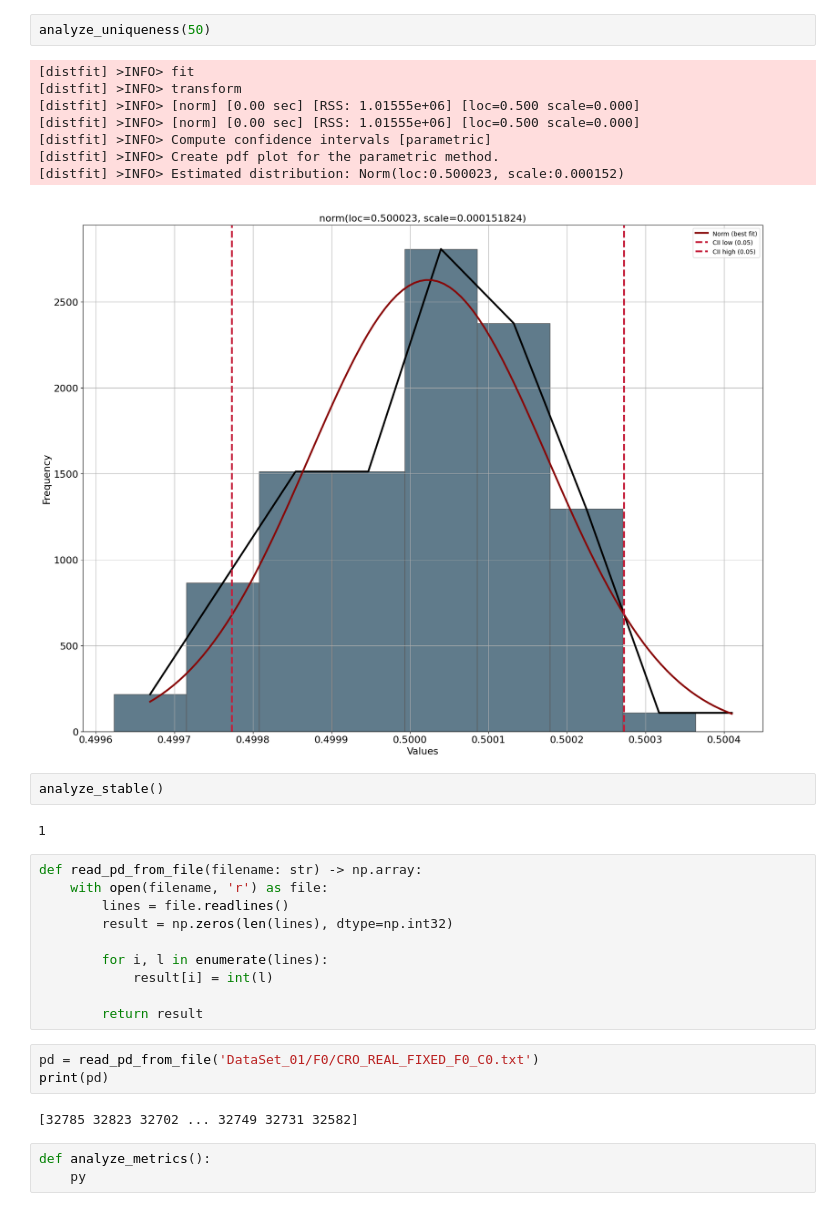
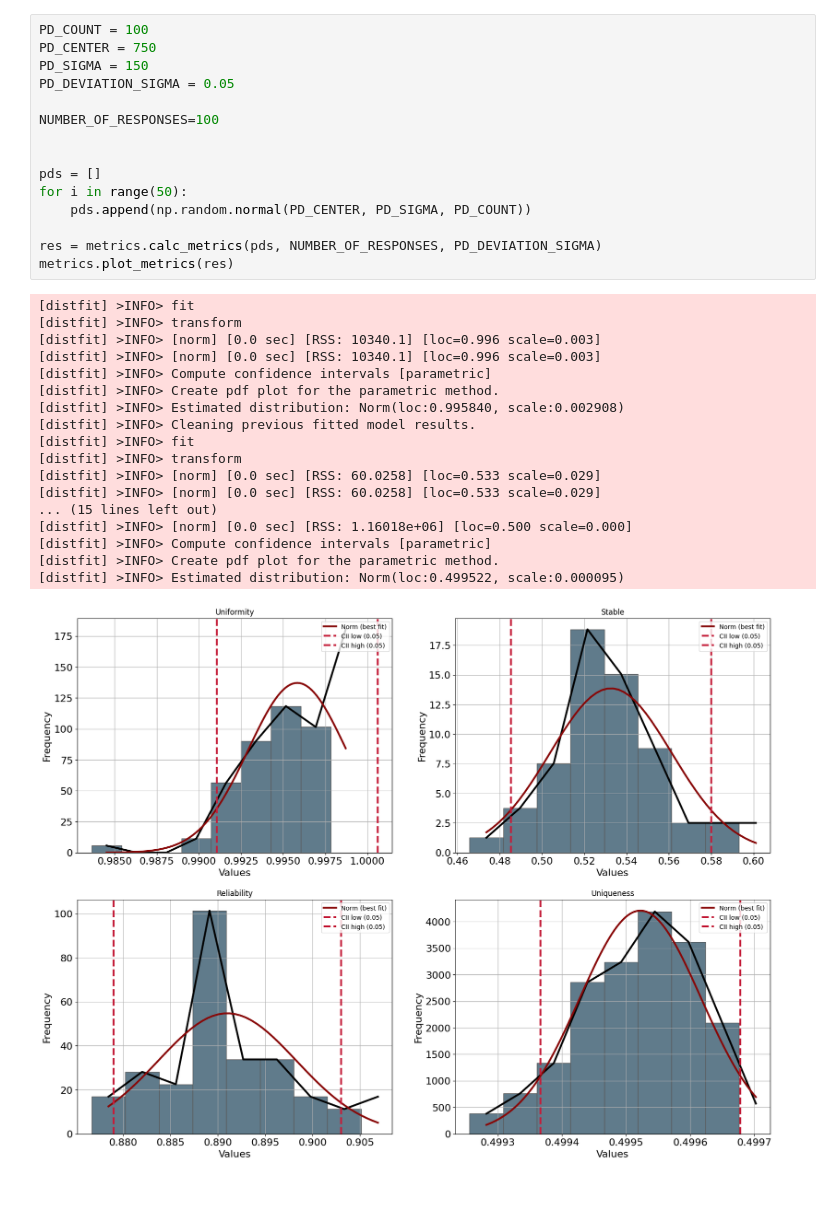
Before and after one commit to Katletos/diploma, a Jupyter notebook: puf.ipynb, the cells around one changed output. Saved outputs shown, nothing was run; the diff lists cells and outputs as text.

```diff
--- a/puf.ipynb
+++ b/puf.ipynb
@@ -78,33 +42,34 @@ analyze_unif()
-# %%
-analyze_uniqueness(50)
-# %% [output]
-[distfit] >INFO> fit
-[distfit] >INFO> transform
-[distfit] >INFO> [norm] [0.00 sec] [RSS: 1.01555e+06] [loc=0.500 scale=0.000]
-[distfit] >INFO> [norm] [0.00 sec] [RSS: 1.01555e+06] [loc=0.500 scale=0.000]
-[distfit] >INFO> Compute confidence intervals [parametric]
-[distfit] >INFO> Create pdf plot for the parametric method.
-[distfit] >INFO> Estimated distribution: Norm(loc:0.500023, scale:0.000152)
-[figure, removed]
-# %%
-analyze_stable()
-# %% [output]
-1
-# %%
-def read_pd_from_file(filename: str) -> np.array:
-    with open(filename, 'r') as file:
-        lines = file.readlines()
-        result = np.zeros(len(lines), dtype=np.int32)
-
-        for i, l in enumerate(lines):
-            result[i] = int(l)
-
-        return result
-# %%
-pd = read_pd_from_file('DataSet_01/F0/CRO_REAL_FIXED_F0_C0.txt')
-print(pd)
-# %% [output]
-[32785 32823 32702 ... 32749 32731 32582]
-# %%
-def analyze_metrics():
-    py
+# %%
+PD_COUNT = 100
+PD_CENTER = 750
+PD_SIGMA = 150
+PD_DEVIATION_SIGMA = 0.05
+
+NUMBER_OF_RESPONSES=100
+
+
+pds = []
+for i in range(50):
+    pds.append(np.random.normal(PD_CENTER, PD_SIGMA, PD_COUNT))
+
+res = metrics.calc_metrics(pds, NUMBER_OF_RESPONSES, PD_DEVIATION_SIGMA)
+metrics.plot_metrics(res)
+# %% [output]
+[distfit] >INFO> fit
+[distfit] >INFO> transform
+[distfit] >INFO> [norm] [0.0 sec] [RSS: 10340.1] [loc=0.996 scale=0.003]
+[distfit] >INFO> [norm] [0.0 sec] [RSS: 10340.1] [loc=0.996 scale=0.003]
+[distfit] >INFO> Compute confidence intervals [parametric]
+[distfit] >INFO> Create pdf plot for the parametric method.
+[distfit] >INFO> Estimated distribution: Norm(loc:0.995840, scale:0.002908)
+[distfit] >INFO> Cleaning previous fitted model results.
+[distfit] >INFO> fit
+[distfit] >INFO> transform
+[distfit] >INFO> [norm] [0.0 sec] [RSS: 60.0258] [loc=0.533 scale=0.029]
+[distfit] >INFO> [norm] [0.0 sec] [RSS: 60.0258] [loc=0.533 scale=0.029]
+... (15 lines left out)
+[distfit] >INFO> [norm] [0.0 sec] [RSS: 1.16018e+06] [loc=0.500 scale=0.000]
+[distfit] >INFO> Compute confidence intervals [parametric]
+[distfit] >INFO> Create pdf plot for the parametric method.
+[distfit] >INFO> Estimated distribution: Norm(loc:0.499522, scale:0.000095)
+[figure, added]
```
Also changed, not shown: parts of 11 cells of this notebook, 2 other files.
